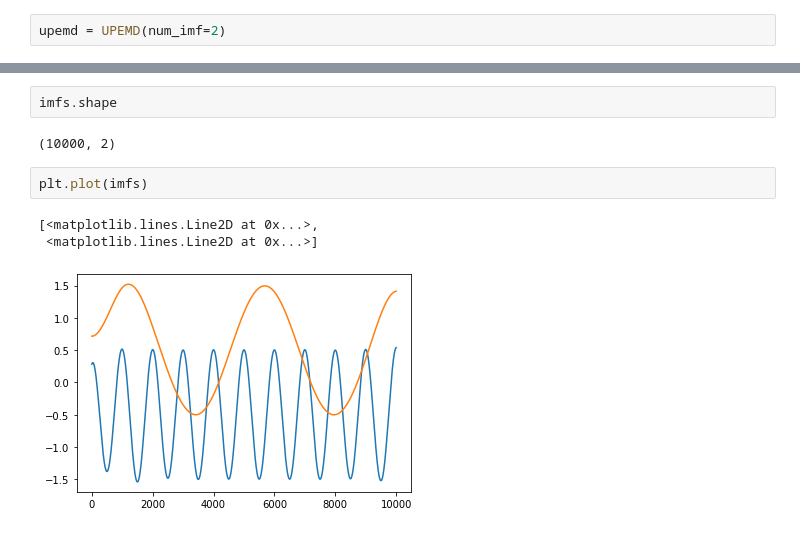
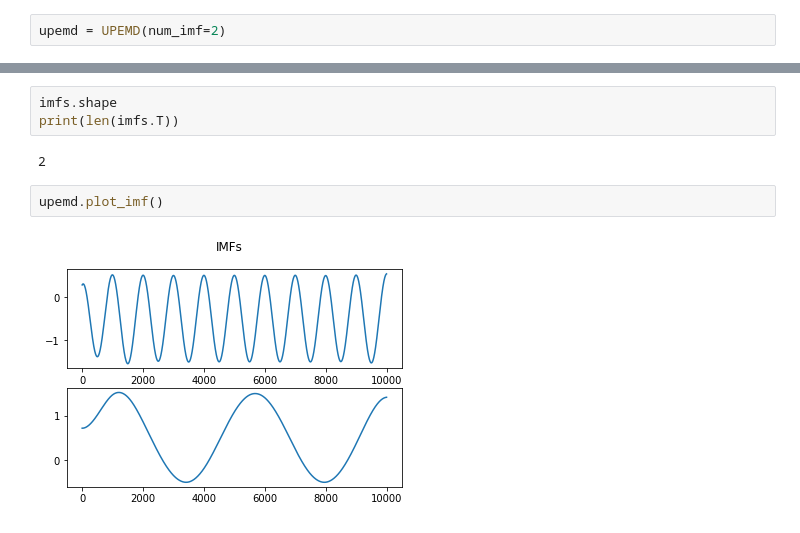
Before and after one commit to GPAD-UFBA/tempo_estimation_emd, a Jupyter notebook: src/features/exploratory.ipynb, the cells around one changed output, grey strips where cells are left out. Saved outputs shown, nothing was run; the diff lists cells and outputs as text.

Commit message:
upemd plot

```diff
--- a/src/features/exploratory.ipynb
+++ b/src/features/exploratory.ipynb
@@ -27,10 +25,9 @@ imfs = upemd.upemd(x)
 # %%
 imfs.shape
+print(len(imfs.T))
 # %% [output]
-(10000, 2)
+2
-# %%
-plt.plot(imfs)
-# %% [output]
-[<matplotlib.lines.Line2D at 0x...>,
- <matplotlib.lines.Line2D at 0x...>]
-[figure, removed]
+# %%
+upemd.plot_imf()
+# %% [output]
+[figure, added]
```
Also changed, not shown: parts of 1 cell of this notebook, 1 other file.
